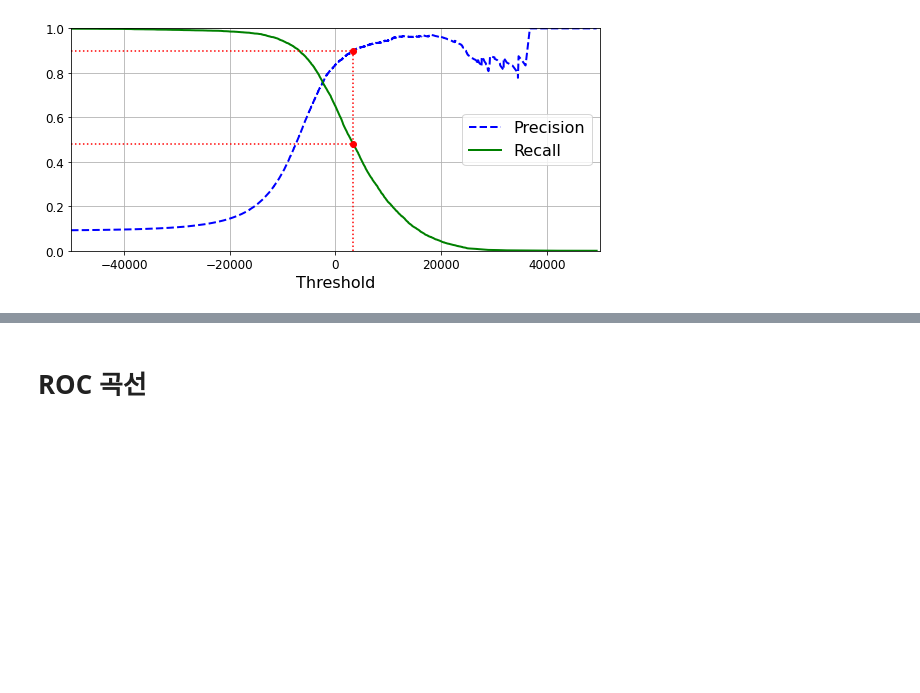
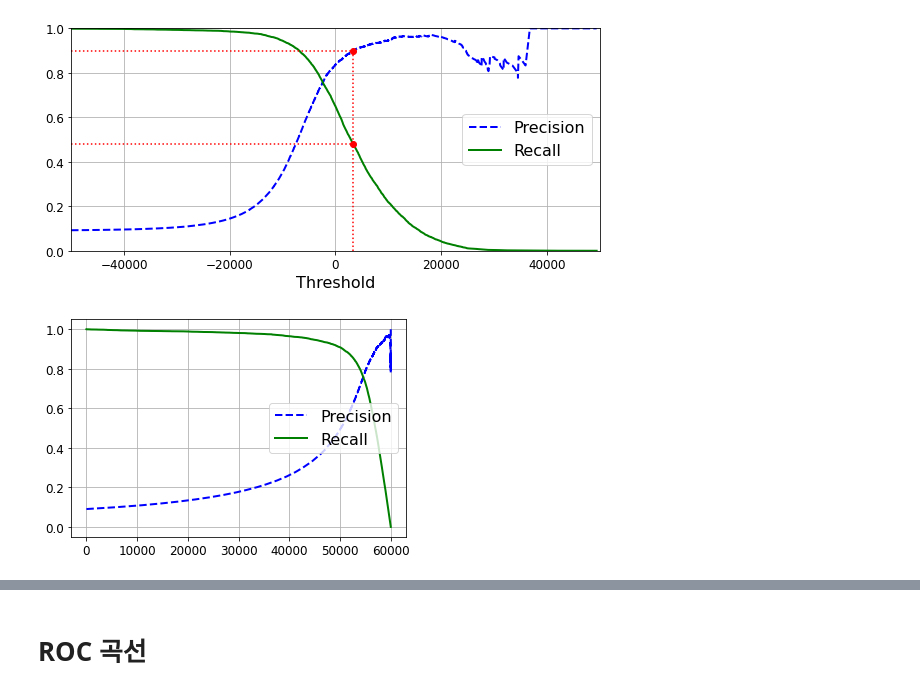
Before and after one commit to ahn19/handson-ml2, a Jupyter notebook: 03_classification.ipynb, the cells around one changed output, grey strips where cells are left out. Saved outputs shown, nothing was run; the diff lists cells and outputs as text; code cells hidden in the pictures; blank space fills up the shorter version.

```diff
--- a/03_classification.ipynb
+++ b/03_classification.ipynb
@@ -307,3 +311,11 @@ plt.show()
 # %% [output]
 그림 저장: precision_recall_vs_threshold_plot
 [figure]
+# %%
+plt.plot(precisions, "b--", label="Precision", linewidth=2)
+plt.plot(recalls, "g-", label="Recall", linewidth=2)
+# plt.plot(thresholds, "r-", label="threshold", linewidth=2)
+plt.legend(loc="center right", fontsize=16) # Not shown in the book
+plt.grid(True)                              # Not shown
+# %% [output]
+[figure, added]
```
Also changed, not shown: parts of 4 cells of this notebook.
